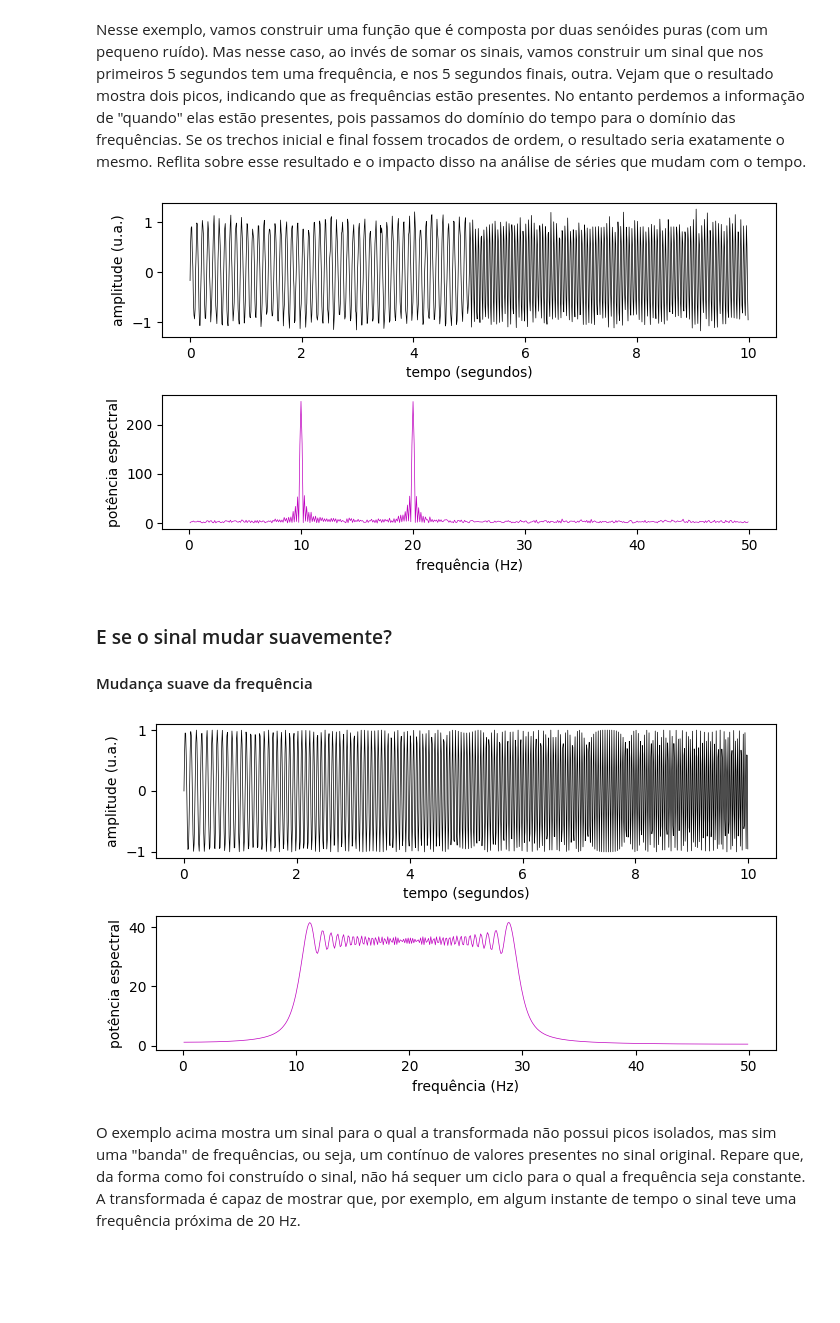
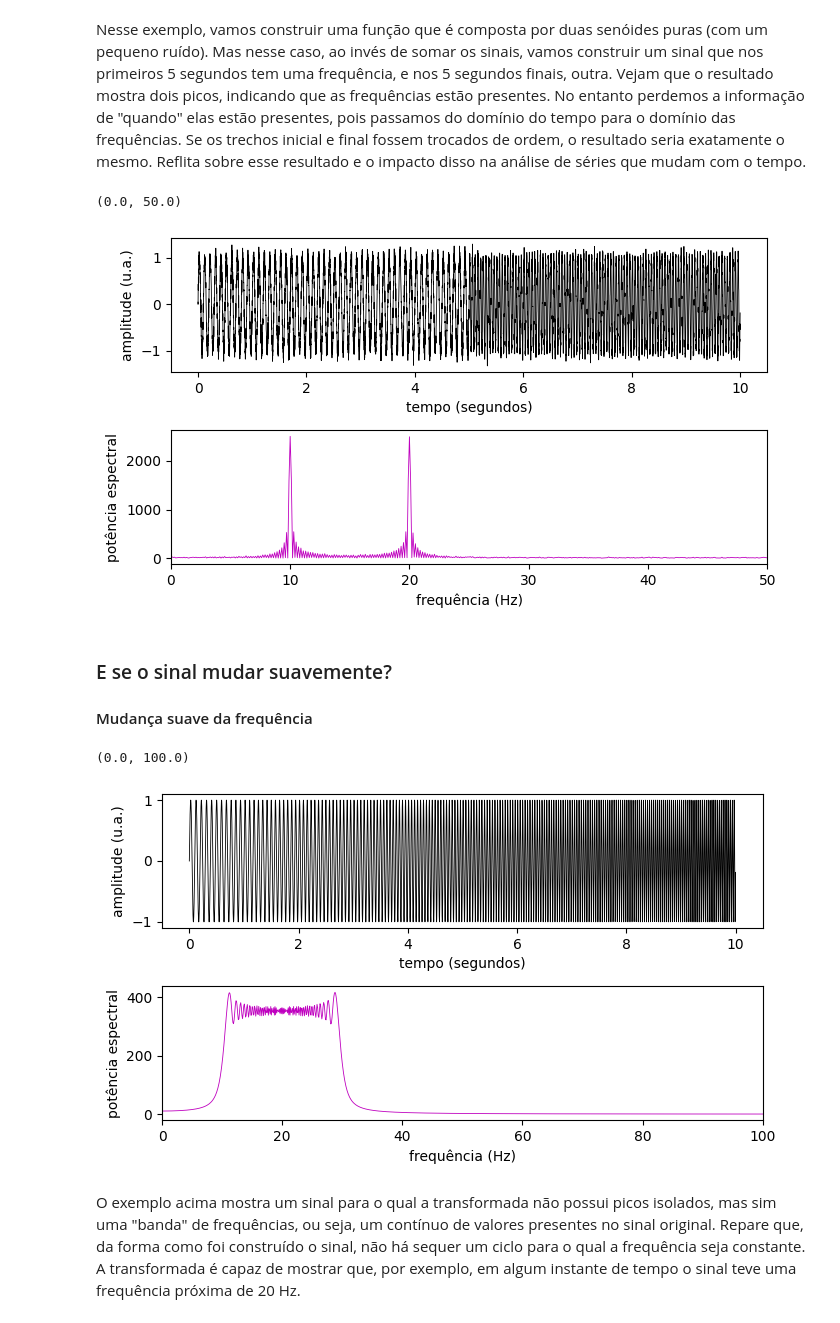
Before and after one commit to borismarin/sample-data, a Jupyter notebook: neuro-comp/analise_espectral_eeg.ipynb, the cells around one changed output. Saved outputs shown, nothing was run; the diff lists cells and outputs as text; code cells hidden in the pictures; blank space fills up the shorter version.

```diff
--- a/neuro-comp/analise_espectral_eeg.ipynb
+++ b/neuro-comp/analise_espectral_eeg.ipynb
@@ -213,7 +213,7 @@ soma = soma + np.pi/2
 N = 51
 
 # soma as senóides e armazena na variável soma
-for f in np.arange(1,N+1):
+for f in range(1, N+1):
 
     ################
     # complete o código da linha abaixo
@@ -221,7 +221,7 @@ for f in np.arange(1,N+1):
     ################
 
 # plota a função
-ax.plot(t,soma,lw=1,label=f'N={N}')
+ax.plot(t, soma, label=f'N={N}')
 
 ax.set_xlabel('tempo (s)')
 ax.set_ylabel('f(t)')
@@ -344,7 +344,7 @@ def transforma_sinal(t, sinal, dt):
     # índices dos valores positivos
 
     # retorna o valor absoluto da transformada, para freqs. positivas
-    return(freq[freq > 0], np.abs(F[freq > 0]))
+    return freq[freq > 0], np.abs(F[freq > 0])
 # %% [markdown]
 A função abaixo faz os gráficos dos sinais.
 # %%
@@ -355,19 +355,19 @@ def plota_sinal_transformada(t, sinal, freq, F):
                                 sharex=False, squeeze= True)
 
     # primeiro plota o sinal
-    ax[0].plot(t, sinal,'k',lw=0.5)
+    ax[0].plot(t, sinal, 'k' ,lw=0.6)
     plt.setp(ax[0], xlabel='tempo (segundos)', ylabel='amplitude (u.a.)')
 
     # agora plota a frequencia no gráfico debaixo
-    ax[1].plot(freq, F,'m',lw=0.5)
+    ax[1].plot(freq, F,'m', lw=0.6)
     plt.setp(ax[1], xlabel='frequência (Hz)', ylabel='potência espectral')
 
-    return(ax)
+    return ax
 # %% [markdown]
 Vamos redefinir os valores de tempo baseado em uma resolução temporal `dt`.
 # %%
 # Parâmetros to sinal a ser analisado (eixo do tempo)
-dt = 0.01                  # vamos pensar em segundos (10 milissegundos)
+dt = 0.001                 # vamos pensar em segundos (1 milissegundo)
 tmax = 10                  # duração total do sinal
 t = np.arange(0, tmax, dt)   # cria os valores de tempo para plotar a função de interesse
 # %% [markdown]
@@ -449,22 +457,24 @@ Nesse exemplo, vamos construir uma função que é composta por duas senóides p
 # %%
 # definindo quanto de ruído é adicionado ao sinal
 ampl_ruido = 0.1
 
 # gerando dois sinais, cada um com uma frequência diferente
 sinal1 = gera_senoide_com_ruido([10], t, ampl_ruido)
 sinal2 = gera_senoide_com_ruido([20], t, ampl_ruido)
 
 N = len(sinal1)//2  # a barra dupla representa divisão inteira
 sinal = np.concatenate([sinal1[0:N], sinal2[-N:]])
 
 
 # Gerando a transformada de Fourier (discreta) do sinal
-freq, F = transforma_sinal(t,sinal,dt)
+freq, F = transforma_sinal(t, sinal, dt)
 
 
-ax = plota_sinal_transformada(t,sinal,freq,F)
+ax = plota_sinal_transformada(t, sinal, freq, F)
+ax[1].set_xlim(0, 50)
 # %% [output]
+(0.0, 50.0)
-[figure, old version]
+[figure, new version]
 # %% [markdown]
 ### E se o sinal mudar suavemente?
 #### Mudança suave da frequência
@@ -485,12 +495,14 @@ sinal = np.sin(2 * np.pi * framp * t)
 
 
 # Gerando a transformada de Fourier (discreta) do sinal
-freq, F = transforma_sinal(t,sinal,dt)
+freq, F = transforma_sinal(t, sinal, dt)
 
 
-ax = plota_sinal_transformada(t,sinal,freq,F)
+ax = plota_sinal_transformada(t, sinal, freq, F)
+ax[1].set_xlim(0, 100)
 # %% [output]
+(0.0, 100.0)
-[figure, old version]
+[figure, new version]
 # %% [markdown]
 O exemplo acima mostra um sinal para o qual a transformada não possui picos isolados, mas sim uma "banda" de frequências, ou seja, um contínuo de valores presentes no sinal original. Repare que, da forma como foi construído o sinal, não há sequer um ciclo para o qual a frequência seja constante. A transformada é capaz de mostrar que, por exemplo, em algum instante de tempo o sinal teve uma frequência próxima de 20 Hz.
 # %% [markdown]
```
Also changed, not shown: parts of 13 cells of this notebook.
